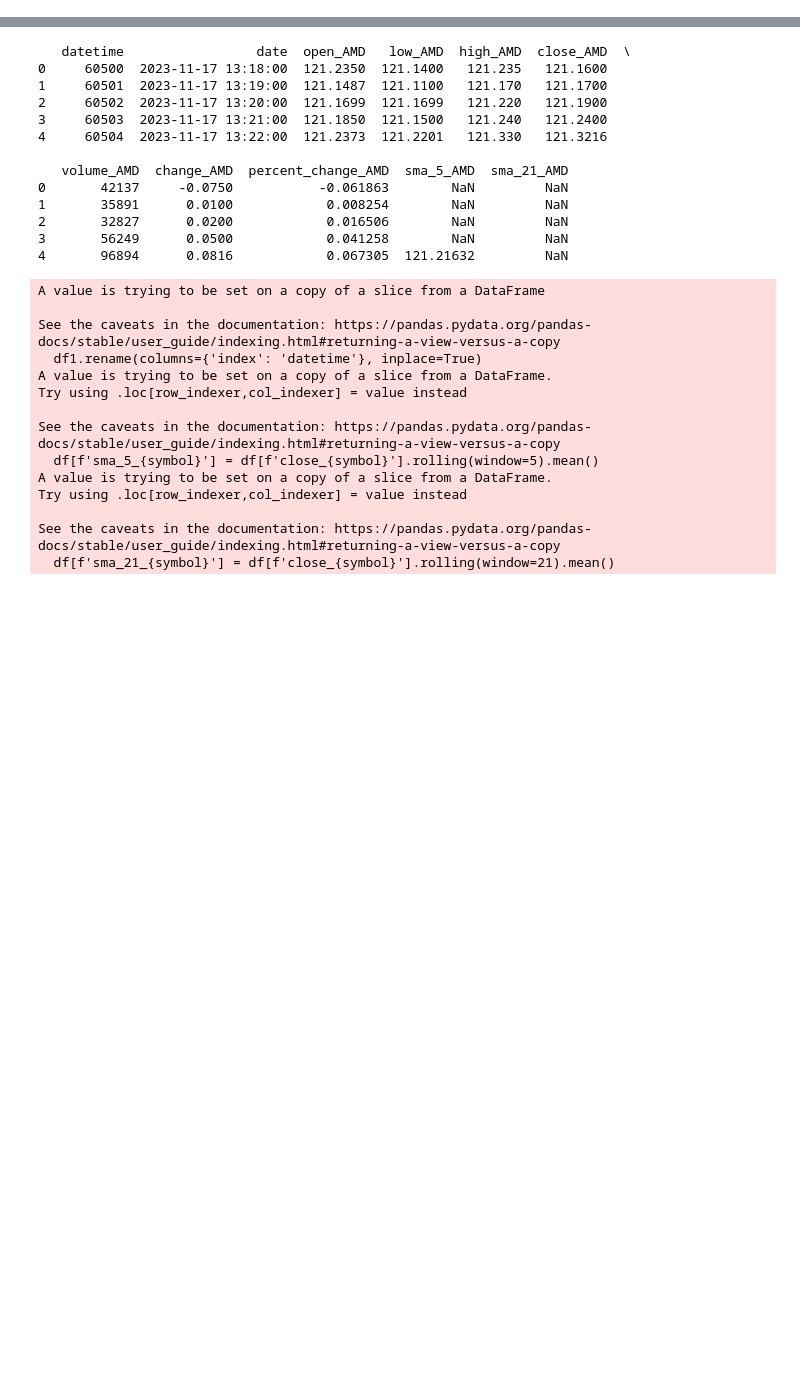
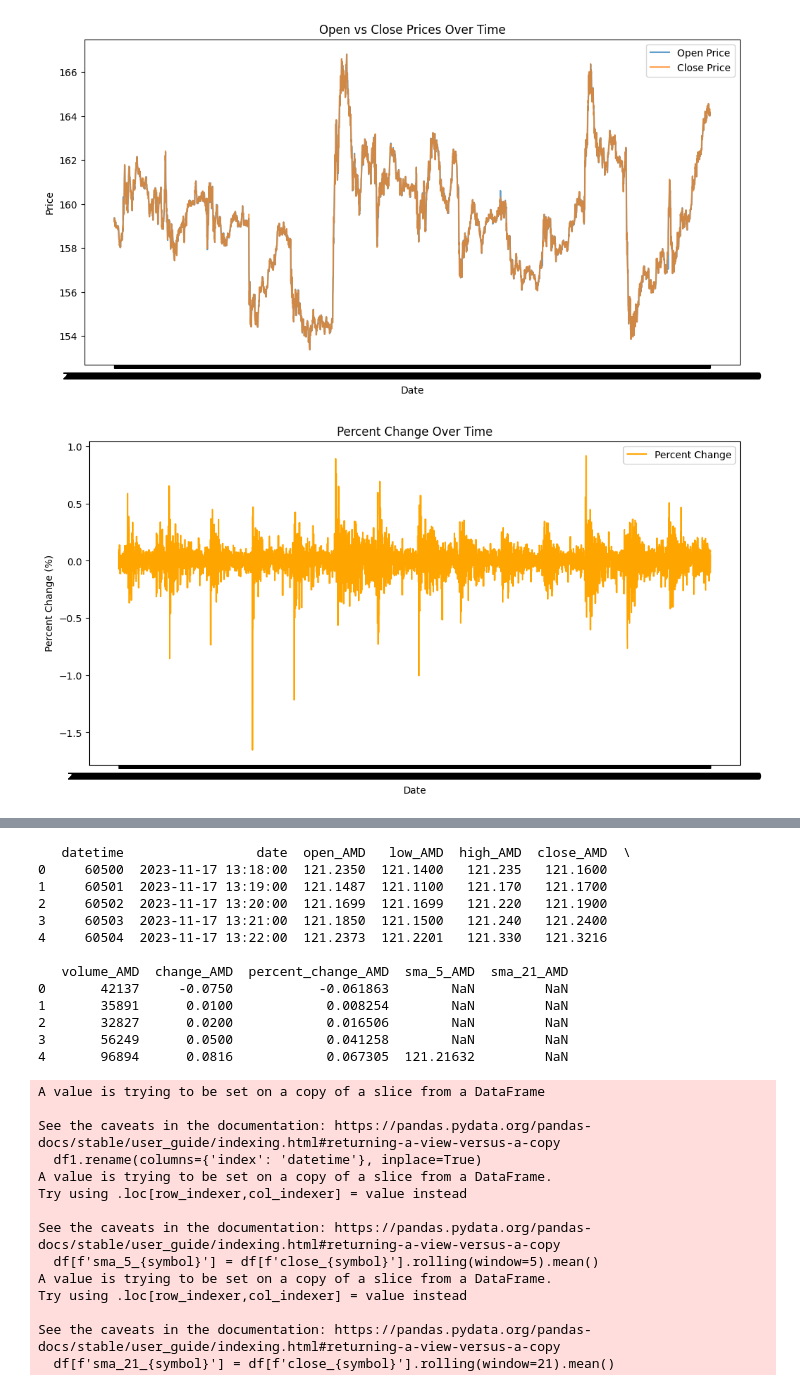
Before and after one commit to yug201/amd-stock-price-prediction-lstm, a Jupyter notebook: amd_stock_price_prediction_lstm.ipynb, the cells around one changed output, grey strips where cells are left out. Cells and saved outputs as stored; diff of their text form; code cells hidden in the pictures; blank space fills up the shorter version.

```diff
--- a/amd_stock_price_prediction_lstm.ipynb
+++ b/amd_stock_price_prediction_lstm.ipynb
@@ -32,0 +71,24 @@ df1
+# %%
+import matplotlib.pyplot as plt
+
+# Visualize opening and closing prices over time
+plt.figure(figsize=(12, 6))
+plt.plot(df1['date'], df1['open_AMD'], label='Open Price', alpha=0.7)
+plt.plot(df1['date'], df1['close_AMD'], label='Close Price', alpha=0.7)
+plt.legend()
+plt.title('Open vs Close Prices Over Time')
+plt.xlabel('Date')
+plt.ylabel('Price')
+plt.show()
+
+# Visualize percent change
+plt.figure(figsize=(12, 6))
+plt.plot(df1['date'], df1['percent_change_AMD'], label='Percent Change', color='orange')
+plt.title('Percent Change Over Time')
+plt.xlabel('Date')
+plt.ylabel('Percent Change (%)')
+plt.legend()
+plt.show()
+# %% [output]
+[figure, added]
+[figure, added]
```
Also changed, not shown: parts of 9 cells of this notebook.
